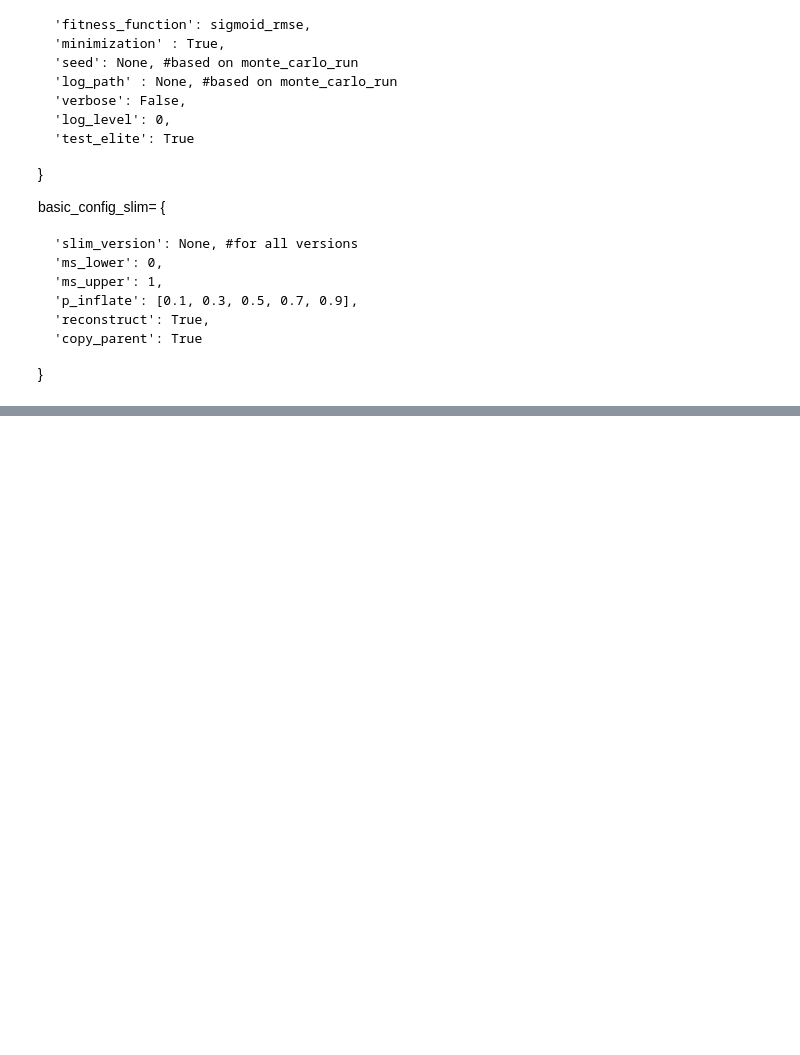
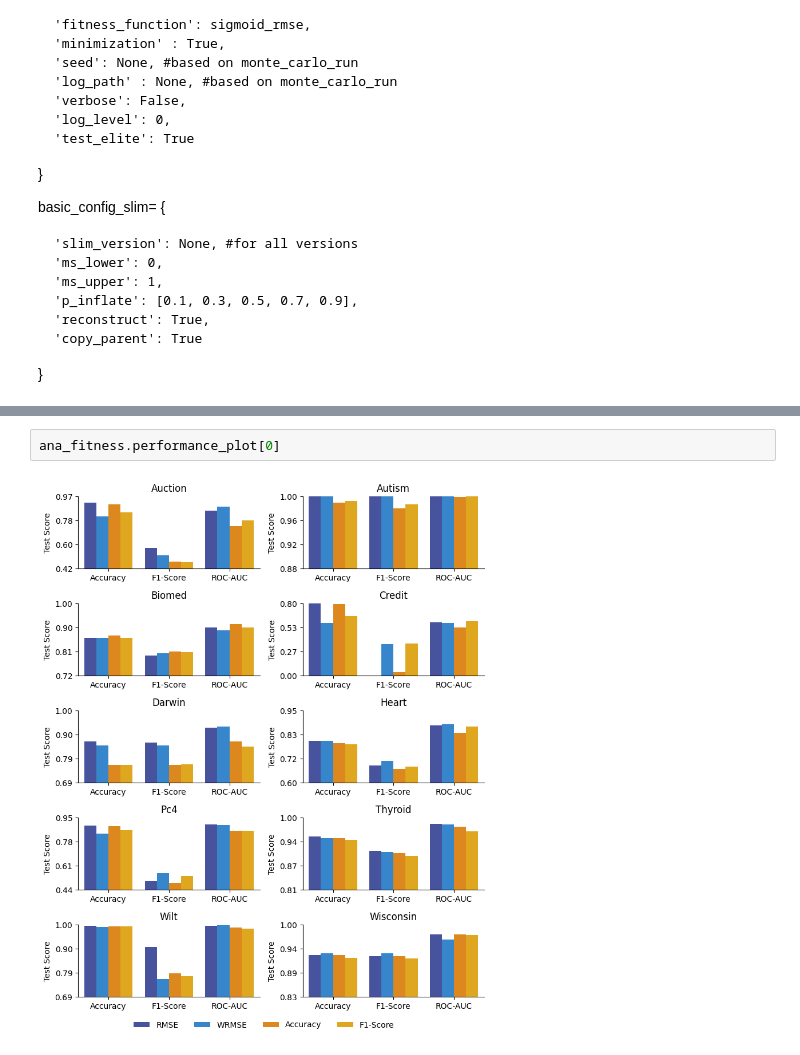
Before and after one commit to LeonDebatin/slim, a Jupyter notebook: mastero/experiments/RQ_Fitness/Fitness_analysis.ipynb, the cells around one changed output, grey strips where cells are left out. Drawn from its saved outputs; the diff is of its cells as text; blank space fills up the shorter version.

```diff
--- a/mastero/experiments/RQ_Fitness/Fitness_analysis.ipynb
+++ b/mastero/experiments/RQ_Fitness/Fitness_analysis.ipynb
@@ -68,0 +60,4 @@ ana_fitness.wtl_1v1
+# %%
+ana_fitness.performance_plot[0]
+# %% [output]
+[figure, added]
```
Also changed, not shown: parts of 26 cells of this notebook, 37 other files.
